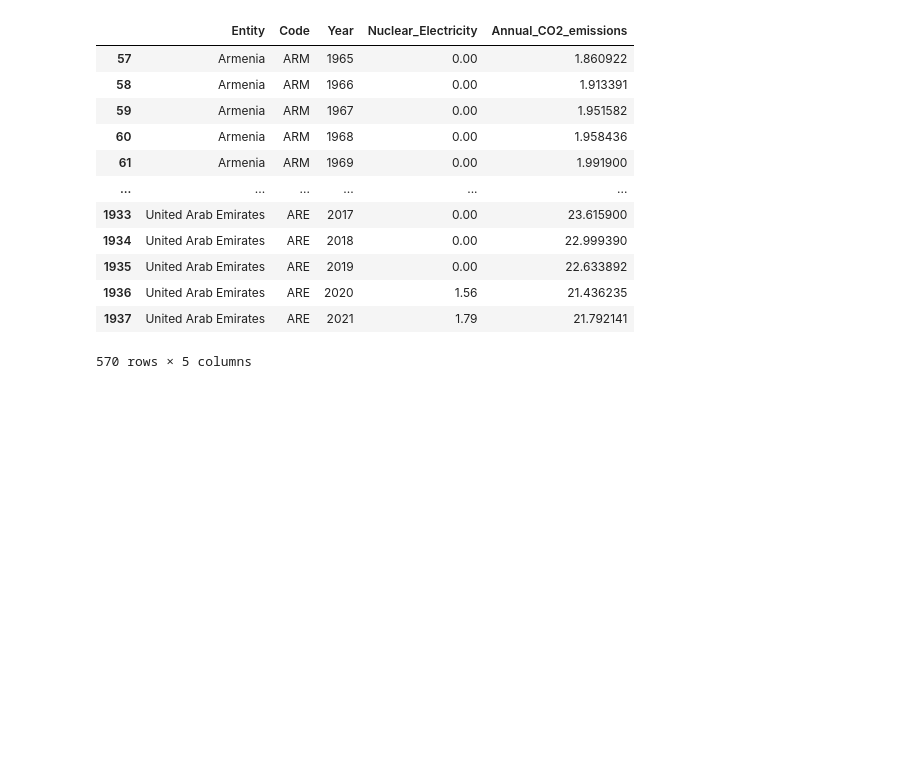
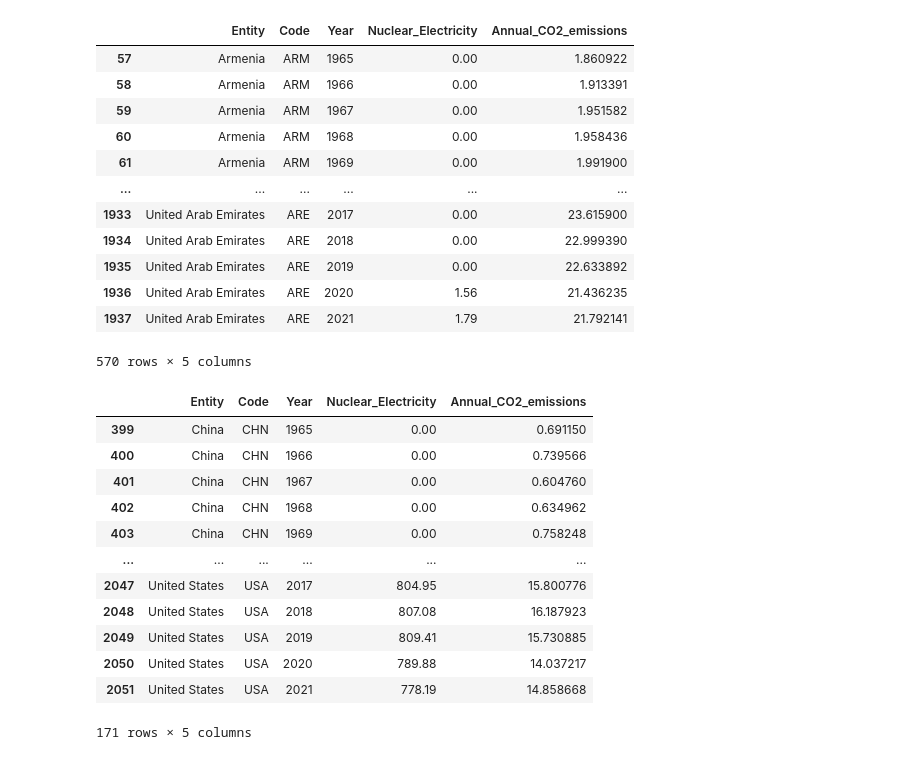
Before and after one commit to DANS03/Programacion-apra-el-analisis-de-datos, a Jupyter notebook: MaterialDeClase/Proyecto/AnalisisBivariado.ipynb, the cells around one changed output. Saved outputs shown, nothing was run; the diff lists cells and outputs as text; code cells hidden in the pictures; blank space fills up the shorter version.

```diff
--- a/MaterialDeClase/Proyecto/AnalisisBivariado.ipynb
+++ b/MaterialDeClase/Proyecto/AnalisisBivariado.ipynb
@@ -138,3 +138,21 @@ Asia
 | 1936 | United Arab Emirates | ARE | 2020 | 1.56 | 21.436235 |
 | 1937 | United Arab Emirates | ARE | 2021 | 1.79 | 21.792141 |
 570 rows × 5 columns
+# %%
+globalPowers =  ['United States','China','India']
+gp = df.loc[df['Entity'].isin(globalPowers)]
+gp
+# %% [output]
+|  | Entity | Code | Year | Nuclear_Electricity | Annual_CO2_emissions |
+| 399 | China | CHN | 1965 | 0.00 | 0.691150 |
+| 400 | China | CHN | 1966 | 0.00 | 0.739566 |
+| 401 | China | CHN | 1967 | 0.00 | 0.604760 |
+| 402 | China | CHN | 1968 | 0.00 | 0.634962 |
+| 403 | China | CHN | 1969 | 0.00 | 0.758248 |
+| ... | ... | ... | ... | ... | ... |
+| 2047 | United States | USA | 2017 | 804.95 | 15.800776 |
+| 2048 | United States | USA | 2018 | 807.08 | 16.187923 |
+| 2049 | United States | USA | 2019 | 809.41 | 15.730885 |
+| 2050 | United States | USA | 2020 | 789.88 | 14.037217 |
+| 2051 | United States | USA | 2021 | 778.19 | 14.858668 |
+171 rows × 5 columns
```
Also changed, not shown: parts of 12 cells of this notebook.
